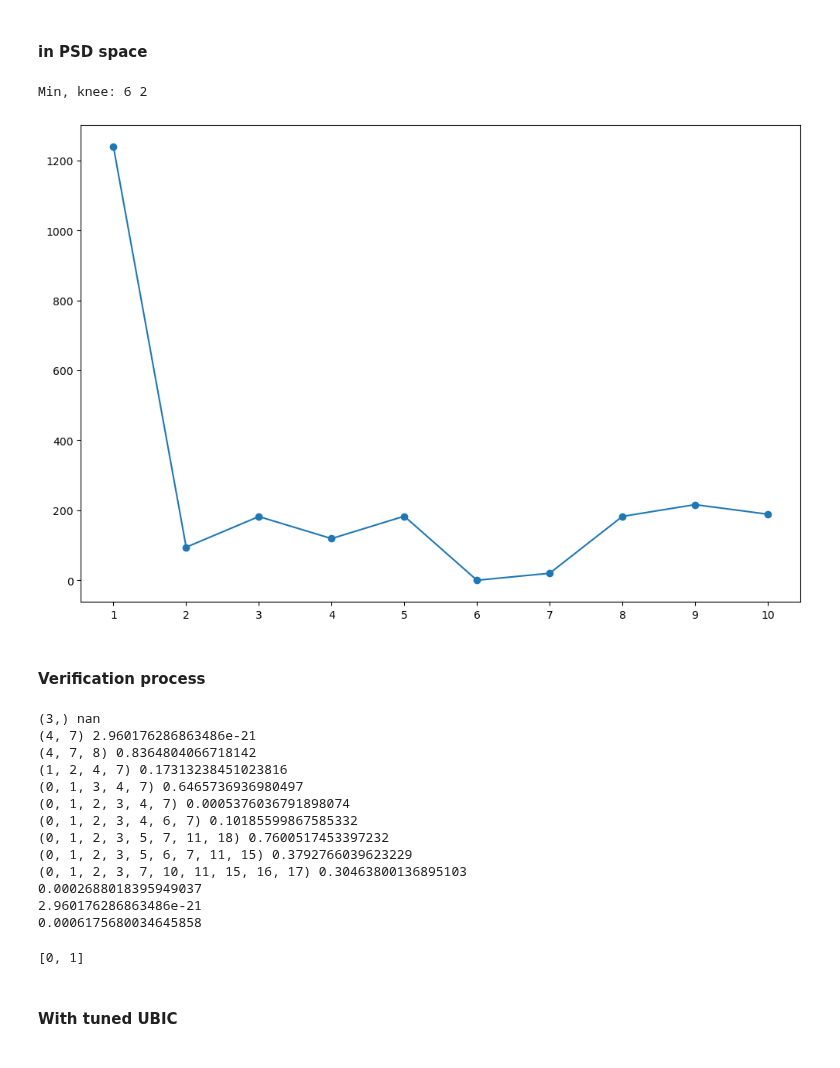
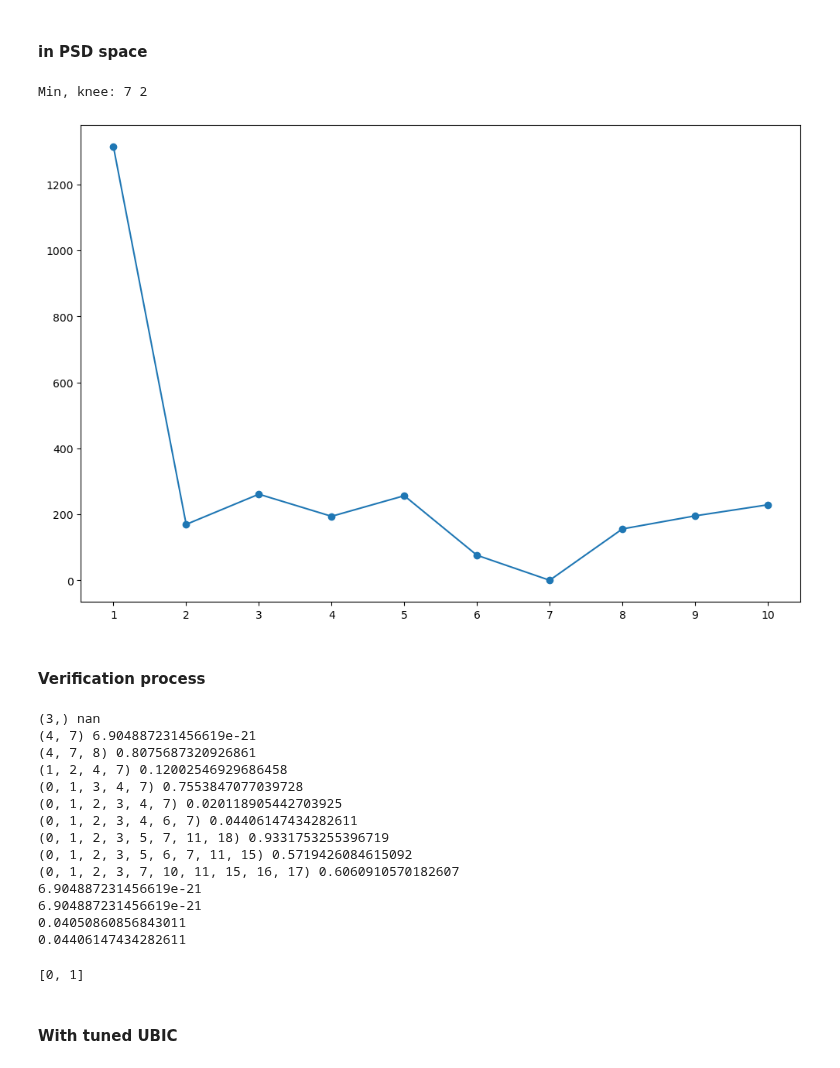
Before and after one commit to Pongpisit-Thanasutives/parametric-discovery, a Jupyter notebook: Parametric_Burgers-DEV3.ipynb, the cells around one changed output. Saved outputs shown, nothing was run; the diff lists cells and outputs as text; code cells hidden in the pictures.

```diff
--- a/Parametric_Burgers-DEV3.ipynb
+++ b/Parametric_Burgers-DEV3.ipynb
@@ -392,6 +384,7 @@ ground_periogram = periodogram(Ut_grouped, axis=1, return_onesided=False)[1][:,
 epsilon = 1e-5
 time_integrator = lambda _: _
 time_integrator = partial(trapz, axis=0)
+threshold_lambda = 1e6
 ics = []
 rss_list = []
 for com in complexities:
@@ -403,37 +396,39 @@ for com in complexities:
 #                                                      Ut_grouped[j],
 #                                                      rcond=None)[0]
 #         est_xi[eff_indices, j:j+1] = BayesianRidge(fit_intercept=False).fit(Theta_grouped[j][:, eff_indices],
 #                                                                             Ut_grouped[j].flatten()).coef_.reshape(-1, 1)
-        est_xi[eff_indices, j:j+1] = ARDRegression(fit_intercept=False).fit(Theta_grouped[j][:, eff_indices],
-                                                                            Ut_grouped[j].flatten()).coef_.reshape(-1, 1)
+        ARD = ARDRegression(threshold_lambda=threshold_lambda, fit_intercept=False).fit(Theta_grouped[j][:, eff_indices],
+                                                                                        Ut_grouped[j].flatten())
+        assert com == np.count_nonzero(ARD.coef_)
+        est_xi[eff_indices, j:j+1] = ARD.coef_.reshape(-1, 1)
 
         # post_prediction = Theta_grouped[j][:, eff_indices]@(est_xi[eff_indices, j:j+1])
         # post_prediction = periodogram(ifft(post_prediction.flatten()))[-1]
         # ground = periodogram(ifft(fft_Ut_grouped[j].flatten()))[-1]
         post_prediction = Theta_grouped[j][:, eff_indices]@(est_xi[eff_indices, j:j+1])
         post_prediction = periodogram(post_prediction.T, return_onesided=False)[1]
         ground = periodogram(Ut_grouped[j].T, return_onesided=False)[1]
         rss = np.linalg.norm(ground - post_prediction, 2)**2
         vbics.append(rss2bic(rss, com, len(post_prediction), 1e-5))
 
     # pred_group = ifft(prediction_group(fft_Theta_grouped, est_xi))
     # pred_periogram = periodogram(pred_group, nfft=nfft)[-1]
     pred_group = prediction_group(Theta_grouped, est_xi)
     pred_periogram = periodogram(pred_group, axis=1, return_onesided=False)[1]
     diff_periogram = time_integrator(ground_periogram)-time_integrator(pred_periogram)
     res = np.vstack([diff_periogram[j] for j in range(len(diff_periogram))])
     nobs = np.prod(diff_periogram.shape)
     rss = np.linalg.norm(res, ord='fro')**2
     ics.append(nobs*np.log(2*np.pi*rss/nobs+epsilon) + np.log(nobs)*com)
     rss_list.append(rss)
 
 print("Min, knee:", np.argmin(ics)+1, find_corner(complexities, ics))
 plt.plot(complexities, ics-min(ics), '-o')
 plt.xticks(complexities)
 plt.show()
 # %% [output]
-Min, knee: 6 2
+Min, knee: 7 2
-[figure, old version]
+[figure, new version]
 # %% [markdown]
 #### Verification process
 # %%
@@ -446,8 +441,10 @@ for eff_indices in sorted(candidates, key=len):
     for j in range(len(Theta_grouped)):
 #         est_xi[eff_indices, j:j+1] = BayesianRidge(fit_intercept=False).fit(Theta_grouped[j][:, eff_indices],
 #                                                                             Ut_grouped[j].flatten()).coef_.reshape(-1, 1)
-        est_xi[eff_indices, j:j+1] = ARDRegression(fit_intercept=False).fit(Theta_grouped[j][:, eff_indices],
-                                                                            Ut_grouped[j].flatten()).coef_.reshape(-1, 1)
+        ARD = ARDRegression(threshold_lambda=threshold_lambda, fit_intercept=False).fit(Theta_grouped[j][:, eff_indices],
+                                                                                        Ut_grouped[j].flatten())
+        assert com == np.count_nonzero(ARD.coef_)
+        est_xi[eff_indices, j:j+1] = ARD.coef_.reshape(-1, 1)
 #         est_xi[eff_indices, j:j+1] = np.linalg.lstsq(Theta_grouped[j][:, eff_indices],
 #                                                      Ut_grouped[j],
 #                                                      rcond=None)[0]
@@ -499,18 +496,19 @@ for i, pvalue in enumerate(pvalues):
 valid_indices
 # %% [output]
 (3,) nan
-(4, 7) 2.960176286863486e-21
-(4, 7, 8) 0.8364804066718142
-(1, 2, 4, 7) 0.17313238451023816
-(0, 1, 3, 4, 7) 0.6465736936980497
-(0, 1, 2, 3, 4, 7) 0.0005376036791898074
-(0, 1, 2, 3, 4, 6, 7) 0.10185599867585332
-(0, 1, 2, 3, 5, 7, 11, 18) 0.7600517453397232
-(0, 1, 2, 3, 5, 6, 7, 11, 15) 0.3792766039623229
-(0, 1, 2, 3, 7, 10, 11, 15, 16, 17) 0.30463800136895103
-0.0002688018395949037
-2.960176286863486e-21
-0.0006175680034645858
+(4, 7) 6.904887231456619e-21
+(4, 7, 8) 0.8075687320926861
+(1, 2, 4, 7) 0.12002546929686458
+(0, 1, 3, 4, 7) 0.7553847077039728
+(0, 1, 2, 3, 4, 7) 0.020118905442703925
+(0, 1, 2, 3, 4, 6, 7) 0.04406147434282611
+(0, 1, 2, 3, 5, 7, 11, 18) 0.9331753255396719
+(0, 1, 2, 3, 5, 6, 7, 11, 15) 0.5719426084615092
+(0, 1, 2, 3, 7, 10, 11, 15, 16, 17) 0.6060910570182607
+6.904887231456619e-21
+6.904887231456619e-21
+0.04050860856843011
+0.04406147434282611
 [0, 1]
 # %% [markdown]
 #### With tuned UBIC
```
Also changed, not shown: parts of 8 cells of this notebook, 2 other files.
